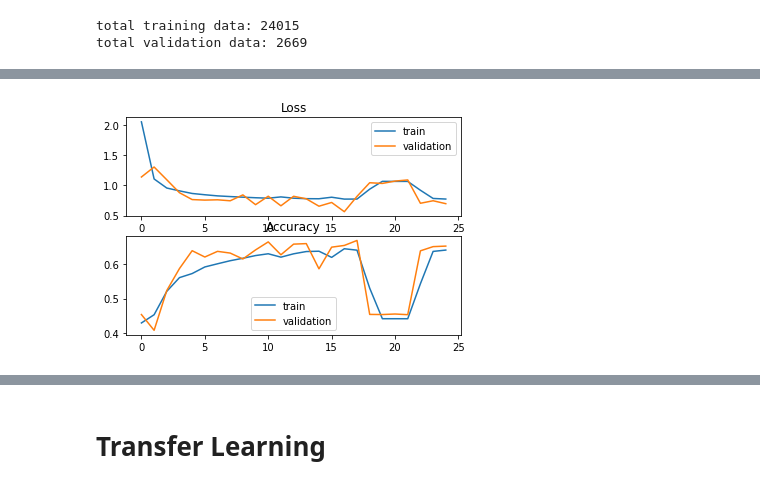
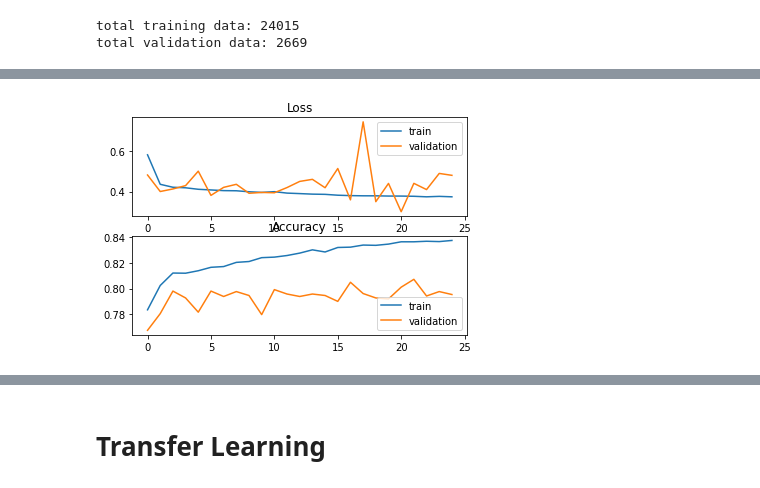
Before and after one commit to omarsayed7/RSNA-Pneumonia-Detection, a Jupyter notebook: RSNA_Pneumonia_Detection.ipynb, the cells around one changed output, grey strips where cells are left out. Drawn from its saved outputs; the diff is of its cells as text; code cells hidden in the pictures.

```diff
--- a/RSNA_Pneumonia_Detection.ipynb
+++ b/RSNA_Pneumonia_Detection.ipynb
@@ -483,7 +475,10 @@ class DataGenerator(keras.utils.Sequence):
     self.dim = dim
     self.n_channels = n_channels
     self.n_classes = n_classes
-    self.classes = classes
+    if n_classes == 2:
+      self.classes = classes ={'Normal':0,'Lung Opacity': 1}
+    else:
+      self.classes = classes
     self.shuffle = shuffle
     self.debug = debug
     self.transform = transform
@@ -507,13 +502,14 @@ class DataGenerator(keras.utils.Sequence):
     #Find the list of patientIds
     list_IDs_batch = [self.patientIds[k] for k in indexes]
 
-    imgs, labels = self.__data_generation(list_IDs_batch)
+    imgs, labels = self.__data_generation(list_IDs_batch, self.n_classes)
 
     if self.debug:
       return list_IDs_batch, imgs, labels
     else :
       return imgs, labels
 
+  #maybe the same images
   def on_epoch_end(self):
     '''
     Updates indexes after each epoch
@@ -522,7 +518,7 @@ class DataGenerator(keras.utils.Sequence):
     if self.shuffle == True:
       np.random.shuffle(self.indexes)
 
-  def __data_generation(self, list_IDs_batch):
+  def __data_generation(self, list_IDs_batch, n_classes):
     '''
     Generates data containing batch_size samples
     args:-
@@ -537,8 +533,9 @@ class DataGenerator(keras.utils.Sequence):
       #Store patient image
       imgs[i,] = self.load_img(self.img_dir, ID, self.dim)
       labels[i] = self.get_label(ID, self.n_classes)
-
-    return imgs, keras.utils.to_categorical(labels, num_classes=self.n_classes)
+    if n_classes ==3:
+      labels = keras.utils.to_categorical(labels, num_classes= n_classes) #one hot encoded if # of classes3
+    return imgs, labels
 
 
   def load_img(self, img_dir, patientId,dim):
@@ -564,6 +561,7 @@ class DataGenerator(keras.utils.Sequence):
     '''
     full_info = train_data.loc[train_data['patientId'] == patientId].values
     if n_classes == 2:
+
       return int(full_info[0][-2]) #get the corresponding numerical value (0,1)
 
     elif n_classes == 3:
@@ -744,7 +742,7 @@ flat = Flatten()(pool4)
 hidden1 = Dense(1024, activation='relu')(flat)
 drop1 = Dropout(0.5)(hidden1)
 
-output =  Dense(3, activation='softmax')(drop1)
+output =  Dense(1, activation='sigmoid')(drop1)
 
 model2 = Model(inputs=input_img, outputs=output)
 # summarize layers
@@ -786,16 +784,16 @@ transform = ImageDataGenerator(rotation_range=10,
 validation_transform = ImageDataGenerator(rescale = 1/255.)
 
 train_generator = DataGenerator(data_csv = training_info, img_dir='train',
-                                batch_size=64, dim=(224,224), n_classes=3, transform=transform)
+                                batch_size=64, dim=(224,224), n_classes=2, transform=None)
 
 validation_generator = DataGenerator(data_csv = validation_info, img_dir='validation',
-                                batch_size=64, dim=(224,224), n_classes=3,transform=validation_transform)
+                                batch_size=64, dim=(224,224), n_classes=2,transform=None)
 # Train model on dataset
-model2.compile(loss='categorical_crossentropy',
+model2.compile(loss='binary_crossentropy',
               optimizer=optimizers.RMSprop(0.001),
               metrics=['acc'])
 history2 = model2.fit_generator(generator=train_generator,
-                  validation_data=validation_generator,use_multiprocessing =True, epochs= 25)
+                  validation_data=validation_generator, epochs= 25)
 
 model2.save("model.h5")
 # plot loss during training
@@ -832 +830 @@ Epoch 25/25
-[figure, old version]
+[figure, new version]
```
Also changed, not shown: parts of 11 cells of this notebook.
